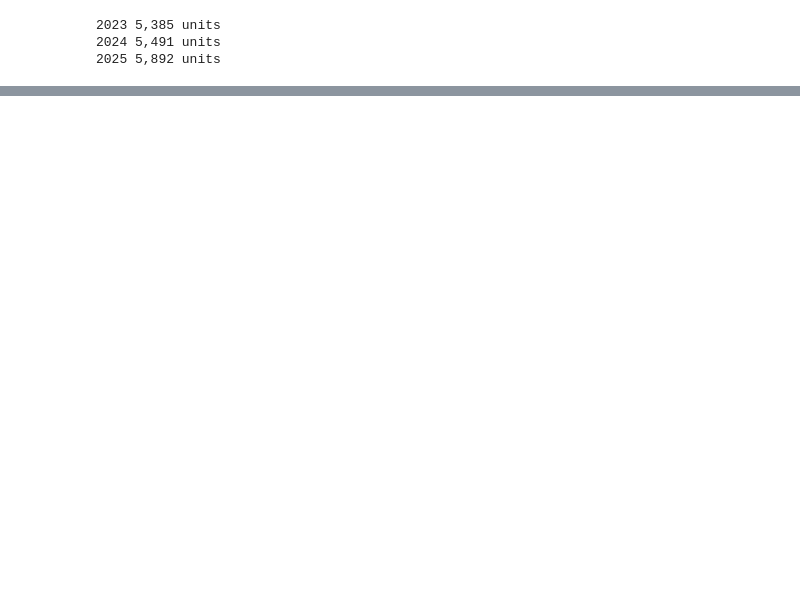
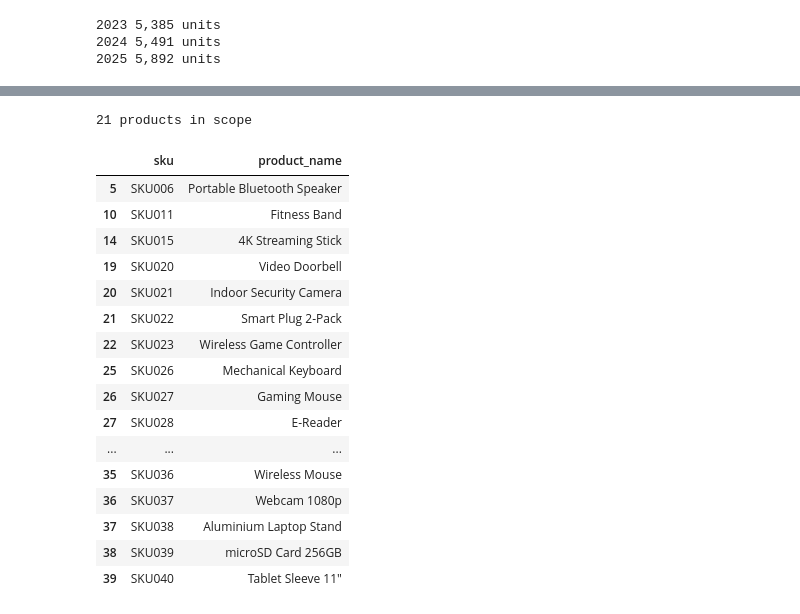
Before and after one commit to Ibarca/Predicting-Product-Demand-from-Sales-and-Marketing-Campaigns, a Jupyter notebook: notebooks/01_black_week_forecast.ipynb, the cells around one changed output, grey strips where cells are left out. Cells and saved outputs as stored; diff of their text form; code cells hidden in the pictures; blank space fills up the shorter version.

Commit message:
Choose products in scope

```diff
--- a/notebooks/01_black_week_forecast.ipynb
+++ b/notebooks/01_black_week_forecast.ipynb
@@ -93,0 +96,3 @@ plt.show()
+# %%
+calendar = calendar.set_index("year")
+print(calendar)
@@ -93,0 +112,5 @@ plt.show()
+# %%
+in_bw_2023 = sales.date.between(calendar.loc[2023, "start_date"], calendar.loc[2023, "end_date"])
+in_bw_2024 = sales.date.between(calendar.loc[2024, "start_date"], calendar.loc[2024, "end_date"])
+in_bw_2025 = sales.date.between(calendar.loc[2025, "start_date"], calendar.loc[2025, "end_date"])
+bw_sales = sales[in_bw_2023 | in_bw_2024 | in_bw_2025]
@@ -93,0 +119,26 @@ plt.show()
+# %%
+days_on_sale = bw_sales.groupby("sku").date.nunique()
+full_history = days_on_sale[days_on_sale == 24].index
+# %%
+scope = products[products.sku.isin(full_history) & products.end_of_life_date.isna()]
+print(len(scope), "products in scope")
+scope[["sku", "product_name"]]
+# %% [output]
+21 products in scope
+|  | sku | product_name |
+| 5 | SKU006 | Portable Bluetooth Speaker |
+| 10 | SKU011 | Fitness Band |
+| 14 | SKU015 | 4K Streaming Stick |
+| 19 | SKU020 | Video Doorbell |
+| 20 | SKU021 | Indoor Security Camera |
+| 21 | SKU022 | Smart Plug 2-Pack |
+| 22 | SKU023 | Wireless Game Controller |
+| 25 | SKU026 | Mechanical Keyboard |
+| 26 | SKU027 | Gaming Mouse |
+| 27 | SKU028 | E-Reader |
+| ... | ... | ... |
+| 35 | SKU036 | Wireless Mouse |
+| 36 | SKU037 | Webcam 1080p |
+| 37 | SKU038 | Aluminium Laptop Stand |
+| 38 | SKU039 | microSD Card 256GB |
+| 39 | SKU040 | Tablet Sleeve 11" |
```
Also changed, not shown: parts of 6 cells of this notebook.
